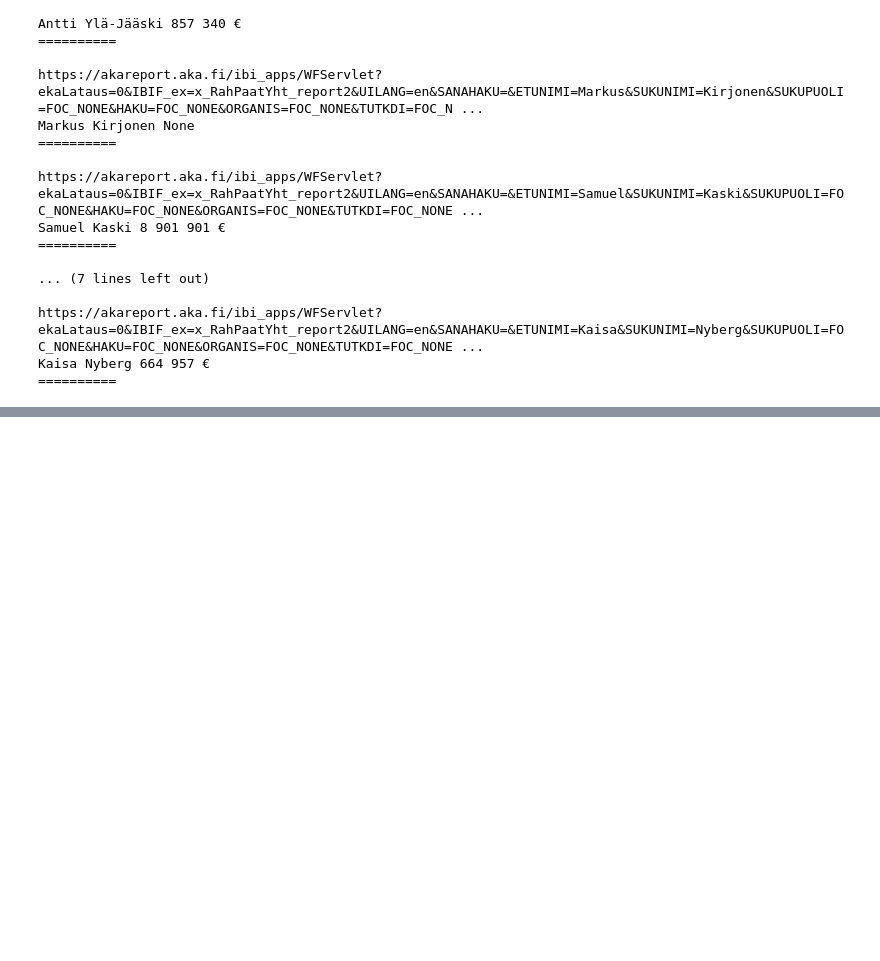
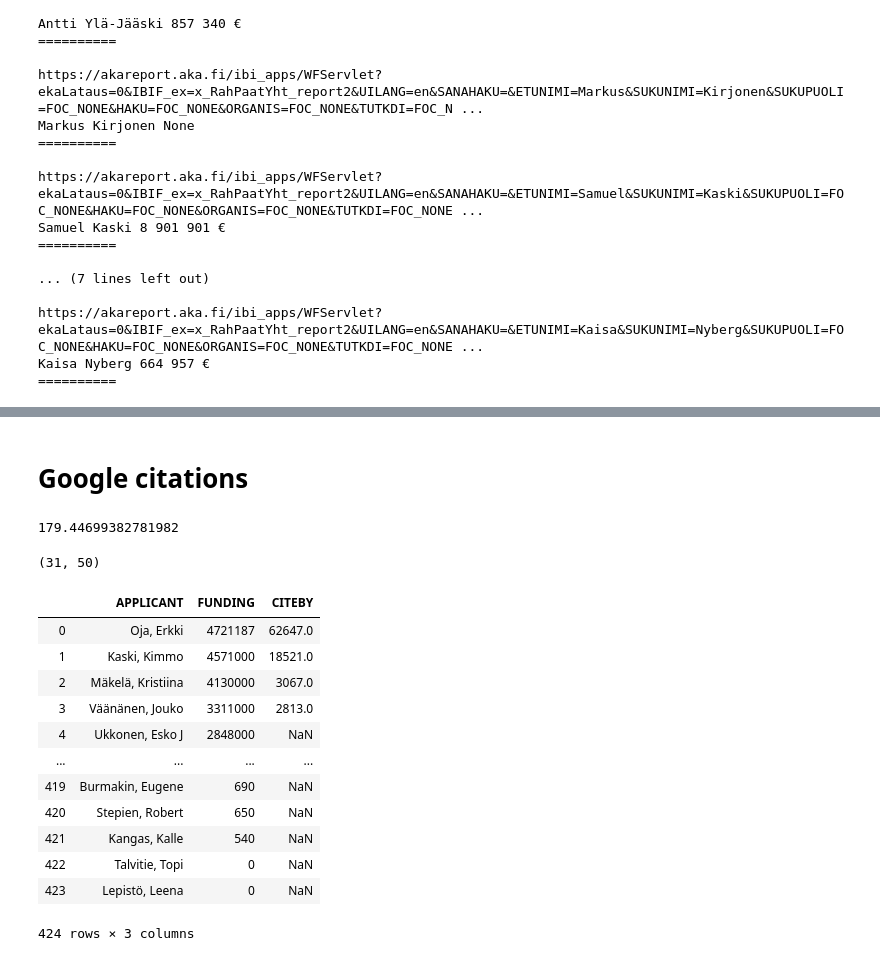
Before and after one commit to coandrei/jupyter_notebooks, a Jupyter notebook: miscellaneous/aka_rahoitus.ipynb, the cells around one changed output, grey strips where cells are left out. Cells and saved outputs as stored; diff of their text form; code cells hidden in the pictures; blank space fills up the shorter version.

```diff
--- a/miscellaneous/aka_rahoitus.ipynb
+++ b/miscellaneous/aka_rahoitus.ipynb
@@ -103,0 +209,2 @@ Kaisa Nyberg 664 957 €
+# %% [markdown]
+# Google citations
@@ -103,0 +241,32 @@ Kaisa Nyberg 664 957 €
+# %%
+# number of citations on google scholar
+import time
+t0 = time.time()
+citeby = get_google_citations(researchers.index.values[:50])
+t = time.time()
+print(t-t0)
+# %% [output]
+179.44699382781982
+# %%
+# How many researchers with citations?
+pd.Series(citeby).dropna().shape[0], len(citeby)
+# %% [output]
+(31, 50)
+# %%
+B = researchers.reset_index()
+B['CITEBY'] = pd.Series(citeby)
+B
+# %% [output]
+|  | APPLICANT | FUNDING | CITEBY |
+| 0 | Oja, Erkki | 4721187 | 62647.0 |
+| 1 | Kaski, Kimmo | 4571000 | 18521.0 |
+| 2 | Mäkelä, Kristiina | 4130000 | 3067.0 |
+| 3 | Väänänen, Jouko | 3311000 | 2813.0 |
+| 4 | Ukkonen, Esko J | 2848000 | NaN |
+| ... | ... | ... | ... |
+| 419 | Burmakin, Eugene | 690 | NaN |
+| 420 | Stepien, Robert | 650 | NaN |
+| 421 | Kangas, Kalle | 540 | NaN |
+| 422 | Talvitie, Topi | 0 | NaN |
+| 423 | Lepistö, Leena | 0 | NaN |
+424 rows × 3 columns
```
Also changed, not shown: parts of 19 cells of this notebook.
